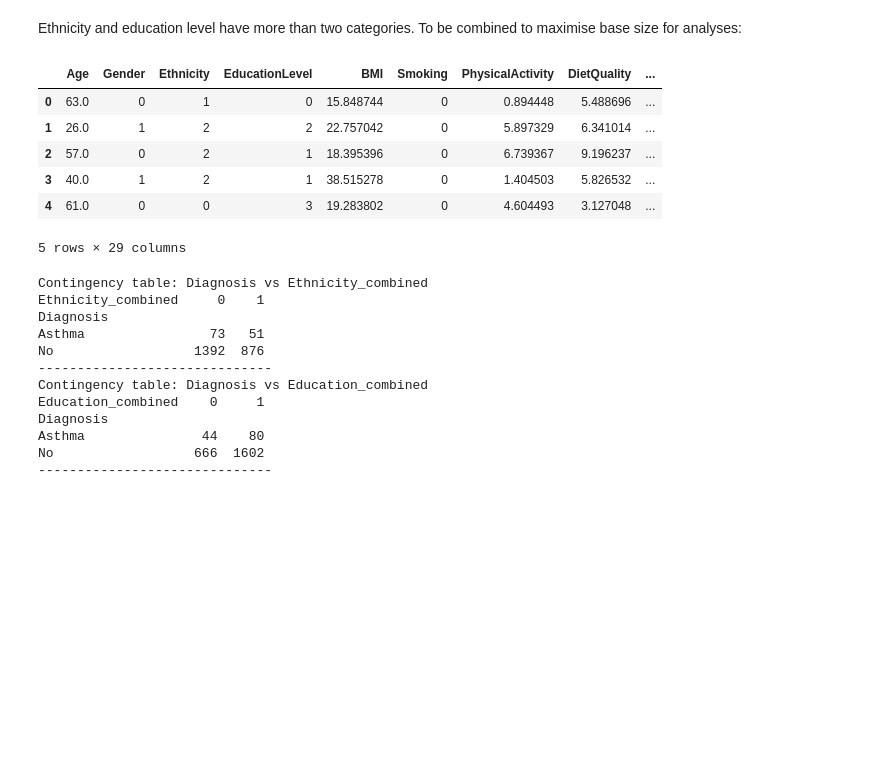
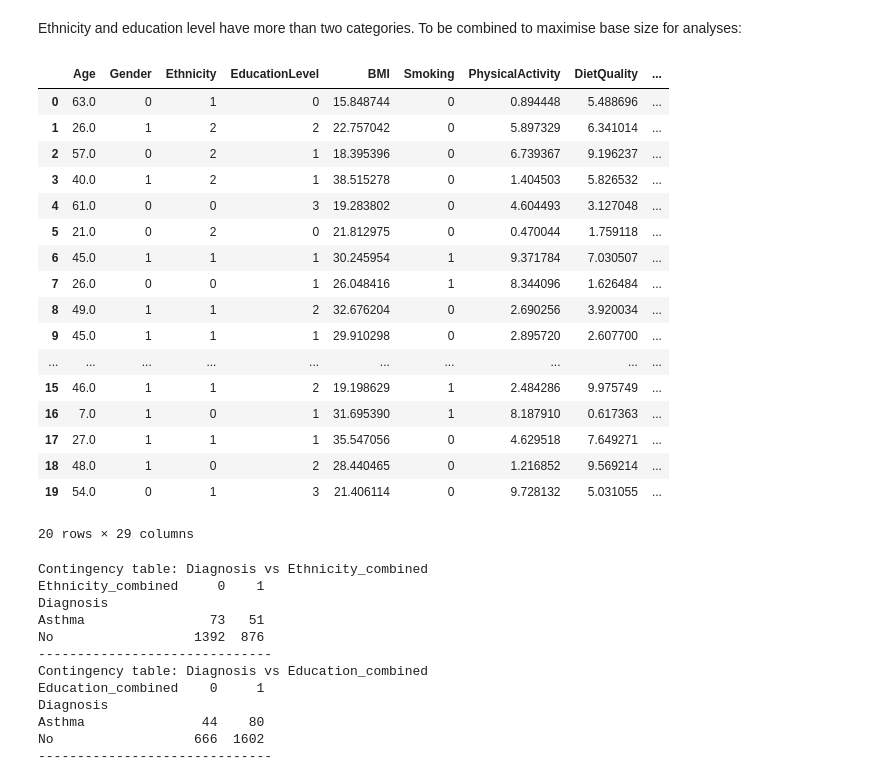
Before and after one commit to CodingLL25/AsthmaBurden, a Jupyter notebook: jupyter_notebooks/03_DataExploration.ipynb, the cells around one changed output. Saved outputs shown, nothing was run; the diff lists cells and outputs as text; code cells hidden in the pictures; blank space fills up the shorter version.

```diff
--- a/jupyter_notebooks/03_DataExploration.ipynb
+++ b/jupyter_notebooks/03_DataExploration.ipynb
@@ -202,35 +202,46 @@ df_updated = df.copy()
 # Combine African American, Asian and Other
 df_updated['Ethnicity_combined'] = df['Ethnicity'].replace({
     1: 1,
     2: 1,
     3: 1,
 })
 
 # Combine Education levels
 df_updated['Education_combined'] = df['EducationLevel'].replace({
     3: 0,
     1: 1,
     2: 1,
 })
 
 ethnicity_labels = {
     0: 'White',
     1: 'AfricanAmerican/Asian/Other'
 }
 education_labels = {
     0: 'None/High school',
     1: 'Bachelor/Higher'
 }
 
-df_updated.head(5)
+df_updated.head(20)
 # %% [output]
 |  | Age | Gender | Ethnicity | EducationLevel | BMI | Smoking | PhysicalActivity | DietQuality | ... |
 | 0 | 63.0 | 0 | 1 | 0 | 15.848744 | 0 | 0.894448 | 5.488696 | ... |
 | 1 | 26.0 | 1 | 2 | 2 | 22.757042 | 0 | 5.897329 | 6.341014 | ... |
 | 2 | 57.0 | 0 | 2 | 1 | 18.395396 | 0 | 6.739367 | 9.196237 | ... |
 | 3 | 40.0 | 1 | 2 | 1 | 38.515278 | 0 | 1.404503 | 5.826532 | ... |
 | 4 | 61.0 | 0 | 0 | 3 | 19.283802 | 0 | 4.604493 | 3.127048 | ... |
+| 5 | 21.0 | 0 | 2 | 0 | 21.812975 | 0 | 0.470044 | 1.759118 | ... |
+| 6 | 45.0 | 1 | 1 | 1 | 30.245954 | 1 | 9.371784 | 7.030507 | ... |
+| 7 | 26.0 | 0 | 0 | 1 | 26.048416 | 1 | 8.344096 | 1.626484 | ... |
+| 8 | 49.0 | 1 | 1 | 2 | 32.676204 | 0 | 2.690256 | 3.920034 | ... |
+| 9 | 45.0 | 1 | 1 | 1 | 29.910298 | 0 | 2.895720 | 2.607700 | ... |
+| ... | ... | ... | ... | ... | ... | ... | ... | ... | ... |
+| 15 | 46.0 | 1 | 1 | 2 | 19.198629 | 1 | 2.484286 | 9.975749 | ... |
+| 16 | 7.0 | 1 | 0 | 1 | 31.695390 | 1 | 8.187910 | 0.617363 | ... |
+| 17 | 27.0 | 1 | 1 | 1 | 35.547056 | 0 | 4.629518 | 7.649271 | ... |
+| 18 | 48.0 | 1 | 0 | 2 | 28.440465 | 0 | 1.216852 | 9.569214 | ... |
+| 19 | 54.0 | 0 | 1 | 3 | 21.406114 | 0 | 9.728132 | 5.031055 | ... |
-5 rows × 29 columns
+20 rows × 29 columns
 # %%
 for col in ['Ethnicity_combined', 'Education_combined']:
     contingency = pd.crosstab(target_labels, df_updated[col])
```
Also changed, not shown: parts of 5 cells of this notebook, 1 other file.
